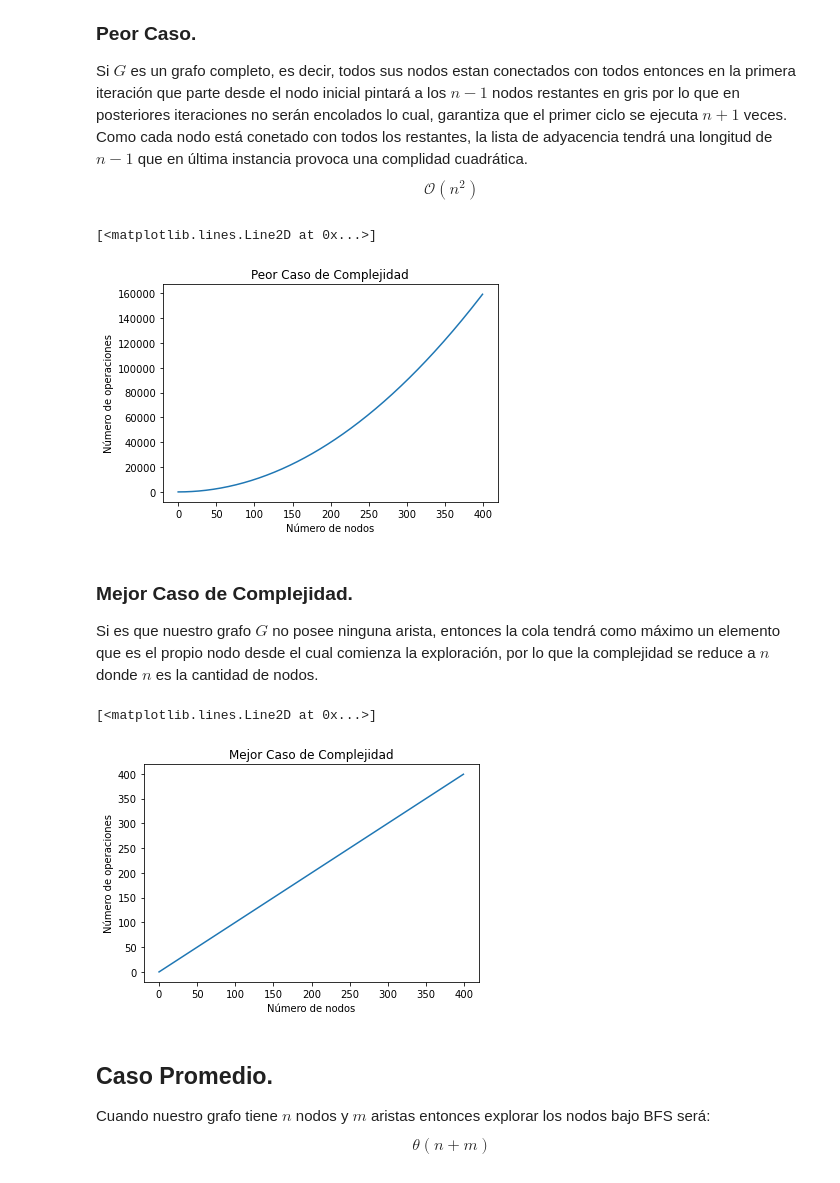
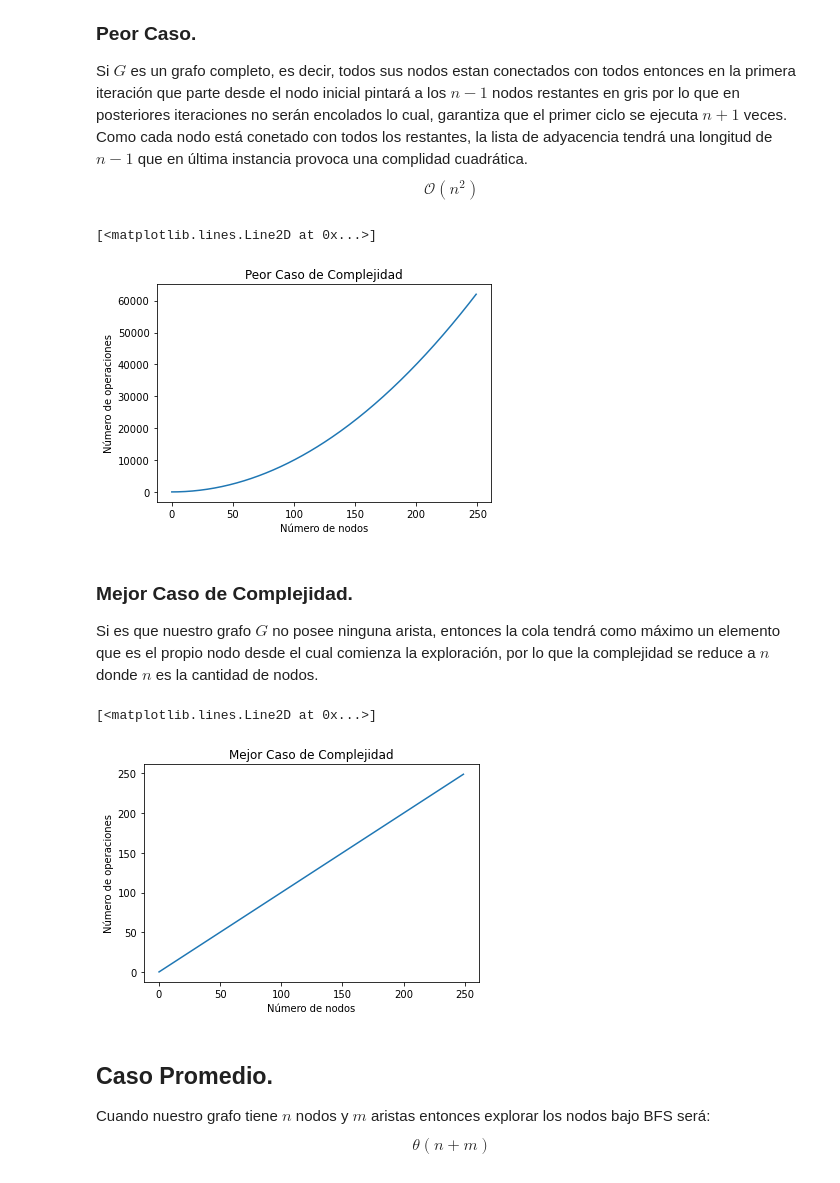
Before and after one commit to Eickyair/eda-2, a Jupyter notebook: 2022-10-5-practica-6/plots.ipynb, the cells around one changed output. Saved outputs shown, nothing was run; the diff lists cells and outputs as text; code cells hidden in the pictures.

```diff
--- a/2022-10-5-practica-6/plots.ipynb
+++ b/2022-10-5-practica-6/plots.ipynb
@@ -1,6 +1,6 @@
 # %%
 import matplotlib.pyplot as plt
-TEST = 1000
+TEST = 250
 # %% [markdown]
 # Grafos.
 Los grafos son una estructura no lineal con gran relevancia en la acutualidad ya que pueden modelar una gran cantidad de problemas, generalmente con la determinacion de rutas.
@@ -59,12 +59,14 @@ class UndirectedGraph():
             node_2 = str(edge[1])
             if node_2 == "#":
                 self.AddNode(node_1)
-            else:
-                if not node_1 in self.nodes:
-                    self.nodes[node_1] = Node(node_1)
-                if not node_2 in self.nodes:
-                    self.nodes[node_2] = Node(node_2)
-                self.AddEdge(node_1,node_2)
+                continue
+
+            if not node_1 in self.nodes:
+                self.nodes[node_1] = Node(node_1)
+            if not node_2 in self.nodes:
+                self.nodes[node_2] = Node(node_2)
+            self.AddEdge(node_1,node_2)
+
     def AddNode(self, nodeName:str):
         node = Node(nodeName)
         self.nodes[nodeName] = node
@@ -532,18 +536,20 @@ Si $G$ es un grafo completo, es decir, todos sus nodos estan conectados con todo
 $$\mathcal{O}(n^2)$$
 # %%
 X = range(TEST)
+l = worstCase(TEST);
+test = []
 Y = []
 for n in X:
     ug = UndirectedGraph(worstCase(n))
     ug.BreathFirstSearch("0")
     Y.append(ug.contT)
 plt.title("Peor Caso de Complejidad")
 plt.xlabel("Número de nodos")
 plt.ylabel("Número de operaciones")
 plt.plot(X,Y)
 # %% [output]
 [<matplotlib.lines.Line2D at 0x...>]
-[figure, old version]
+[figure, new version]
 # %% [markdown]
 ### Mejor Caso de Complejidad.
 Si es que nuestro grafo $G$ no posee ninguna arista, entonces la cola tendrá como máximo un elemento que es el propio nodo desde el cual comienza la exploración, por lo que la complejidad se reduce a $n$ donde $n$ es la cantidad de nodos.
@@ -560,7 +566,7 @@ plt.ylabel("Número de operaciones")
 plt.plot(X,Y)
 # %% [output]
 [<matplotlib.lines.Line2D at 0x...>]
-[figure, old version]
+[figure, new version]
 # %% [markdown]
 ## Caso Promedio.
 Cuando nuestro grafo tiene $n$ nodos y $m$ aristas entonces explorar los nodos bajo BFS será:
```
Also changed, not shown: parts of 24 cells of this notebook.
